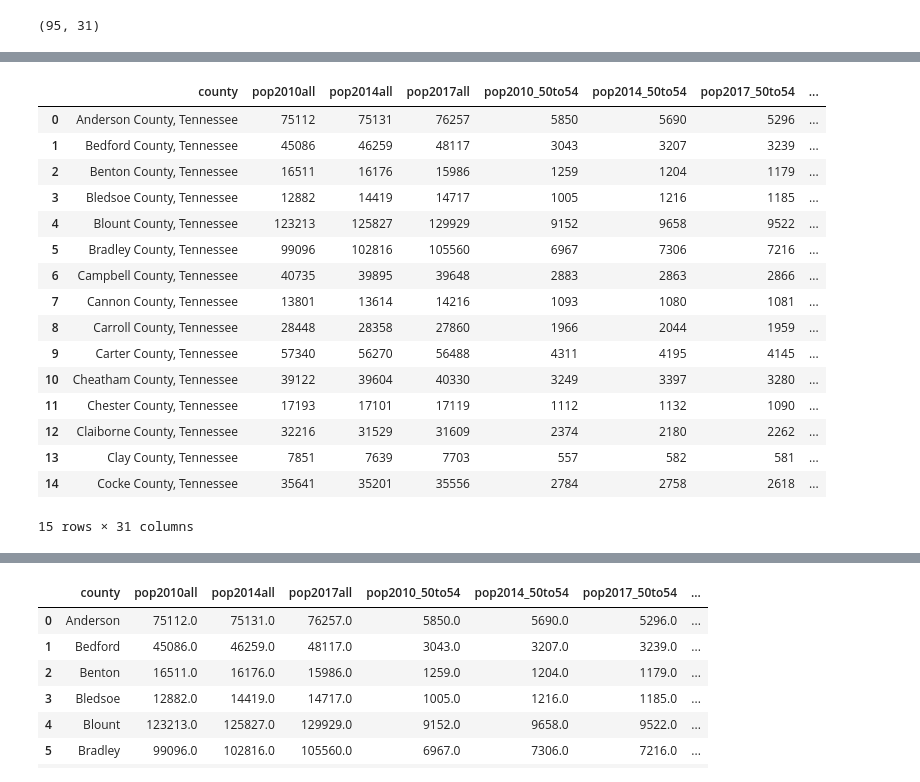
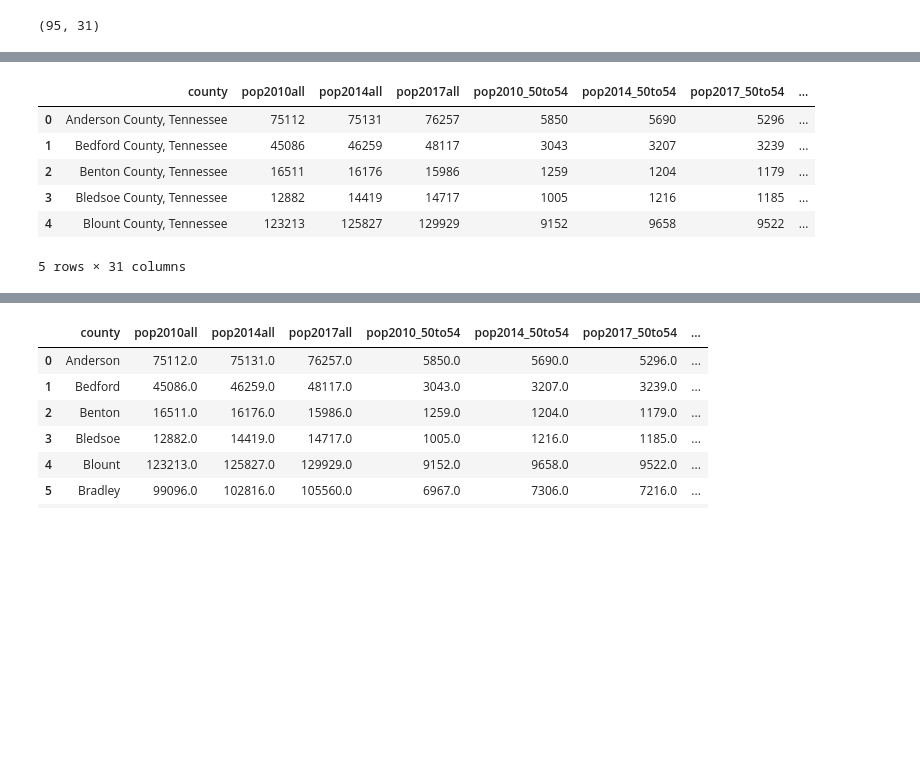
Before and after one commit to AriannaRigon/vanderbilt-aspire-data-essentials, a Jupyter notebook: ClassNotebook.ipynb, the cells around one changed output, grey strips where cells are left out. Cells and saved outputs as stored; diff of their text form; code cells hidden in the pictures; blank space fills up the shorter version.

```diff
--- a/ClassNotebook.ipynb
+++ b/ClassNotebook.ipynb
@@ -295,24 +230,14 @@ pop_df.columns = ['county', 'pop2010all', 'pop2014all', 'pop2017all','pop2010_50
     'pop2010_65to69', 'pop2014_65to69', 'pop2017_65to69', 'pop2010_70to74', 'pop2014_70to74', 'pop2017_70to74', 'pop2010_75to79', 'pop2014_75to79', 'pop2017_75to79', 'pop2010_80to84', 'pop2014_80to84', 'pop2017_80to84',
     'pop2010_85over', 'pop2014_85over', 'pop2017_85over', 'median_age_2010', 'median_age_2014', 'median_age_2017']
 # %%
-pop_df.head(15)
+pop_df.head(5)
 # %% [output]
 |  | county | pop2010all | pop2014all | pop2017all | pop2010_50to54 | pop2014_50to54 | pop2017_50to54 | ... |
 | 0 | Anderson County, Tennessee | 75112 | 75131 | 76257 | 5850 | 5690 | 5296 | ... |
 | 1 | Bedford County, Tennessee | 45086 | 46259 | 48117 | 3043 | 3207 | 3239 | ... |
 | 2 | Benton County, Tennessee | 16511 | 16176 | 15986 | 1259 | 1204 | 1179 | ... |
 | 3 | Bledsoe County, Tennessee | 12882 | 14419 | 14717 | 1005 | 1216 | 1185 | ... |
 | 4 | Blount County, Tennessee | 123213 | 125827 | 129929 | 9152 | 9658 | 9522 | ... |
-| 5 | Bradley County, Tennessee | 99096 | 102816 | 105560 | 6967 | 7306 | 7216 | ... |
-| 6 | Campbell County, Tennessee | 40735 | 39895 | 39648 | 2883 | 2863 | 2866 | ... |
-| 7 | Cannon County, Tennessee | 13801 | 13614 | 14216 | 1093 | 1080 | 1081 | ... |
-| 8 | Carroll County, Tennessee | 28448 | 28358 | 27860 | 1966 | 2044 | 1959 | ... |
-| 9 | Carter County, Tennessee | 57340 | 56270 | 56488 | 4311 | 4195 | 4145 | ... |
-| 10 | Cheatham County, Tennessee | 39122 | 39604 | 40330 | 3249 | 3397 | 3280 | ... |
-| 11 | Chester County, Tennessee | 17193 | 17101 | 17119 | 1112 | 1132 | 1090 | ... |
-| 12 | Claiborne County, Tennessee | 32216 | 31529 | 31609 | 2374 | 2180 | 2262 | ... |
-| 13 | Clay County, Tennessee | 7851 | 7639 | 7703 | 557 | 582 | 581 | ... |
-| 14 | Cocke County, Tennessee | 35641 | 35201 | 35556 | 2784 | 2758 | 2618 | ... |
-15 rows × 31 columns
+5 rows × 31 columns
 # %%
 pop_df.county.replace("County, Tennessee", "", regex=True, inplace=True)
```
Also changed, not shown: parts of 76 cells of this notebook.
